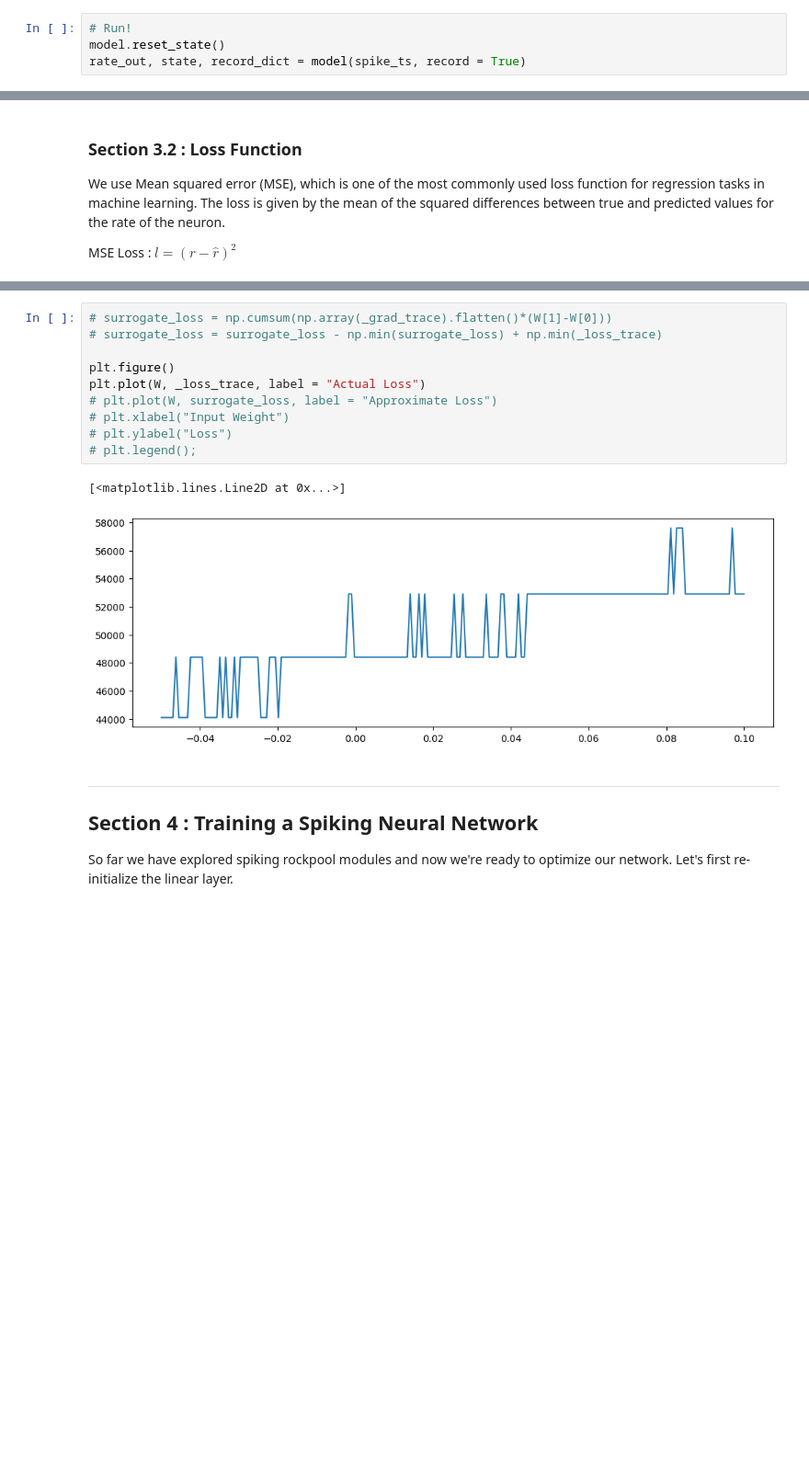
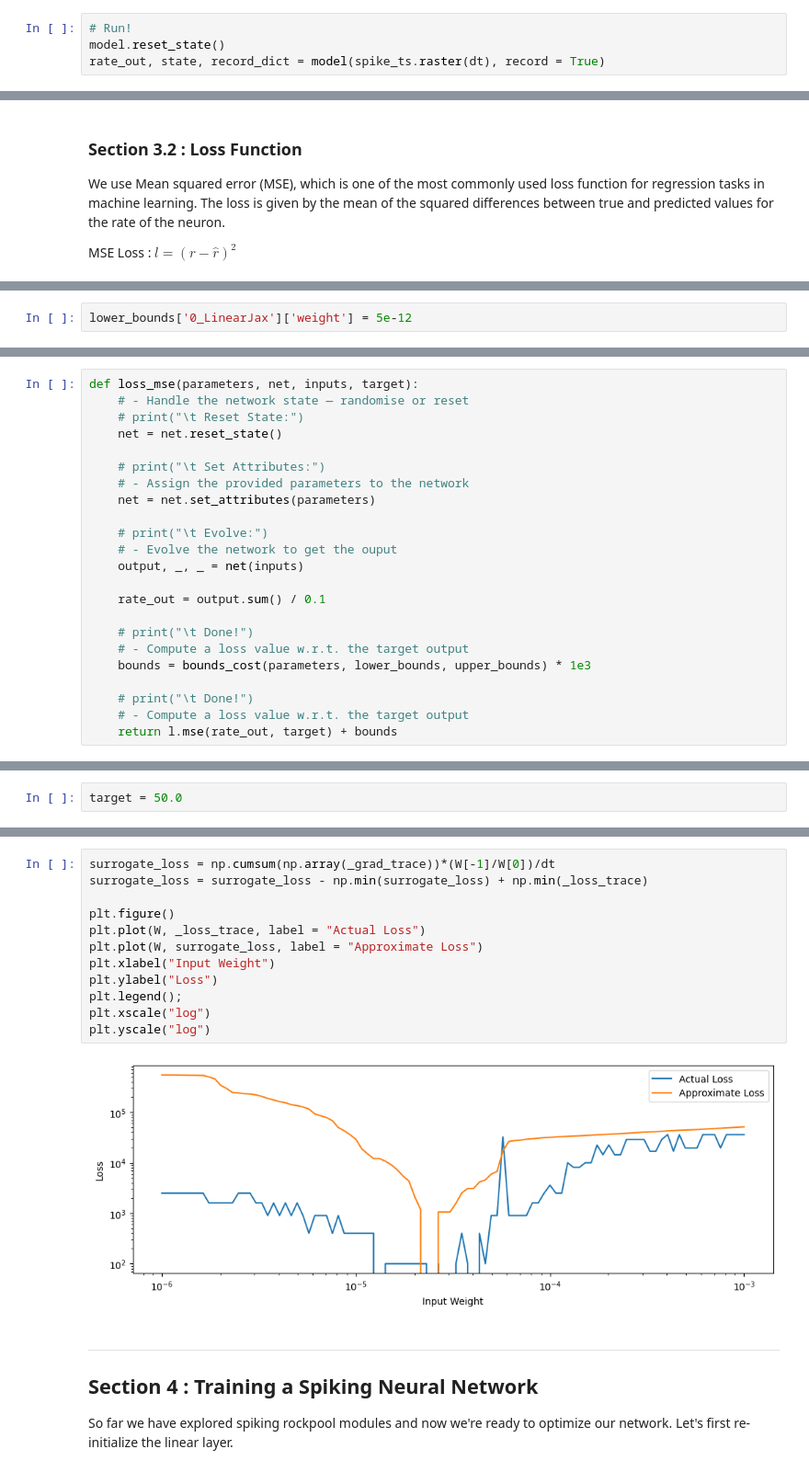
Before and after one commit to synsense/rockpool, a Jupyter notebook: docs/devices/DynapSE/spike_rate.ipynb, the cells around one changed output, grey strips where cells are left out. Shown at 92% size. Drawn from its saved outputs; the diff is of its cells as text; blank space fills up the shorter version.

```diff
--- a/docs/devices/DynapSE/spike_rate.ipynb
+++ b/docs/devices/DynapSE/spike_rate.ipynb
@@ -251,4 +125,4 @@ Now let's run the model and record the state changes over time
 # %%
 # Run!
 model.reset_state()
-rate_out, state, record_dict = model(spike_ts, record = True)
+rate_out, state, record_dict = model(spike_ts.raster(dt), record = True)
@@ -323,0 +175,2 @@ def loss_mse(params, net, input, target):
+# %%
+lower_bounds['0_LinearJax']['weight'] = 5e-12
@@ -323,0 +182,23 @@ def loss_mse(params, net, input, target):
+# %%
+def loss_mse(parameters, net, inputs, target):
+    # - Handle the network state — randomise or reset
+    # print("\t Reset State:")
+    net = net.reset_state()
+
+    # print("\t Set Attributes:")
+    # - Assign the provided parameters to the network
+    net = net.set_attributes(parameters)
+
+    # print("\t Evolve:")
+    # - Evolve the network to get the ouput
+    output, _, _ = net(inputs)
+
+    rate_out = output.sum() / 0.1
+
+    # print("\t Done!")
+    # - Compute a loss value w.r.t. the target output
+    bounds = bounds_cost(parameters, lower_bounds, upper_bounds) * 1e3
+
+    # print("\t Done!")
+    # - Compute a loss value w.r.t. the target output
+    return l.mse(rate_out, target) + bounds
@@ -324,3 +227,5 @@ def loss_mse(params, net, input, target):
+# %%
+target = 50.0
 # %%
 _loss_trace = []
 _grad_trace = []
@@ -354,16 +265,17 @@ for w in tqdm(W):
 # %%
-# surrogate_loss = np.cumsum(np.array(_grad_trace).flatten()*(W[1]-W[0]))
-# surrogate_loss = surrogate_loss - np.min(surrogate_loss) + np.min(_loss_trace)
+surrogate_loss = np.cumsum(np.array(_grad_trace))*(W[-1]/W[0])/dt
+surrogate_loss = surrogate_loss - np.min(surrogate_loss) + np.min(_loss_trace)
 
 plt.figure()
 plt.plot(W, _loss_trace, label = "Actual Loss")
-# plt.plot(W, surrogate_loss, label = "Approximate Loss")
-# plt.xlabel("Input Weight")
-# plt.ylabel("Loss")
-# plt.legend();
+plt.plot(W, surrogate_loss, label = "Approximate Loss")
+plt.xlabel("Input Weight")
+plt.ylabel("Loss")
+plt.legend();
+plt.xscale("log")
+plt.yscale("log")
 # %% [output]
-[<matplotlib.lines.Line2D at 0x...>]
-[figure, old version]
+[figure, new version]
 # %% [markdown]
 ---
 ## Section 4 : Training a Spiking Neural Network
```
Also changed, not shown: parts of 30 cells of this notebook.
